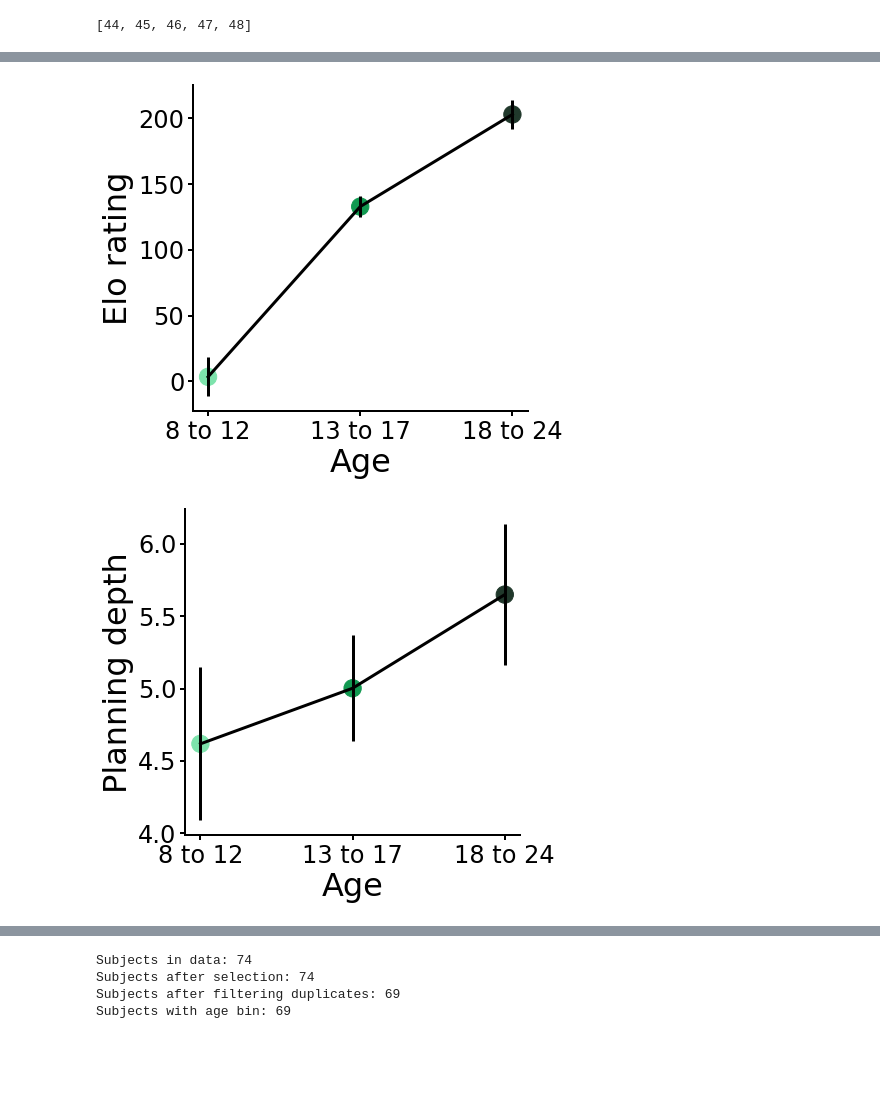
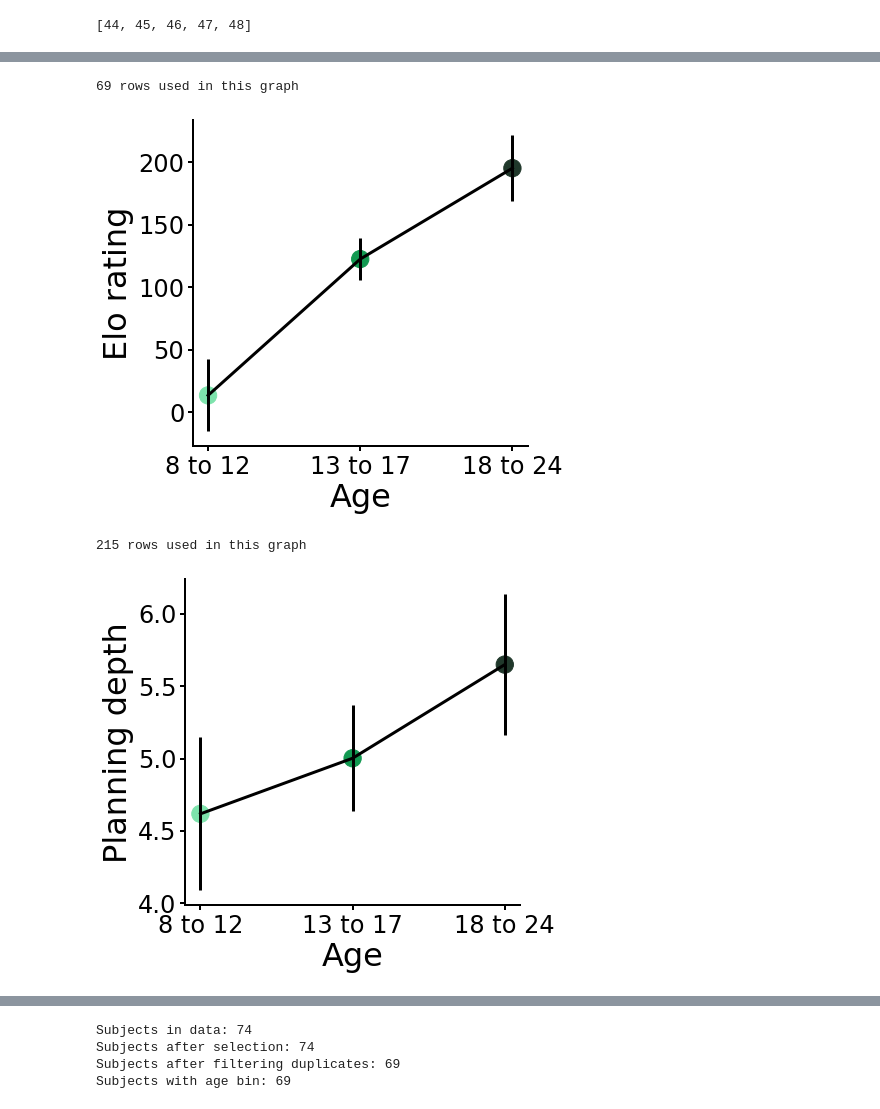
Before and after one commit to sinabolouki/fourinarow_analyses, a Jupyter notebook: Analysis notebooks/new/Age Plots.ipynb, the cells around one changed output, grey strips where cells are left out. Saved outputs shown, nothing was run; the diff lists cells and outputs as text; code cells hidden in the pictures; blank space fills up the shorter version.

Commit message:
Updated elo and age plot

```diff
--- a/Analysis notebooks/new/Age Plots.ipynb
+++ b/Analysis notebooks/new/Age Plots.ipynb
@@ -125,18 +79,21 @@ age = pd.read_csv(datadir + "SubjectAge.csv")
 pwm = pd.read_csv(datadir + "params_with_metrics.csv").rename(columns = {"0": "subject_nr", "1": "split"})
 dur = pd.read_csv(datadir + "gameDurations.csv")
 rts = pd.read_csv(datadir + "reactiontimes.csv")
+elo = pd.read_csv(datadir + "elo_ratings.csv")
 
 bins = [7, 12, 18, 26]
 age["username"] = age["StudyID"].apply(lambda id: studyid2username.get(id, "-"))
+age["username"] = age["StudyID"].apply(lambda id: studyid2username.get(id, "-"))
 age['ageBin'] = pd.cut(age['FlooredAge'], bins)
 age['ageBinNr'] = age['ageBin'].cat.codes
+elo['username'] = elo['psiturkid'].apply(lambda id: psiturkid2username.get(id, "-"))
 dur["MainDurationMinutes"] = pd.to_numeric(dur["MainDurationSeconds"]) / 60
 dur["TotalDurationMinutes"] = pd.to_numeric(dur["TotalDurationSeconds"], errors='coerce') / 60
 rts["TotalMoves"] = rts["UserMoves"] + rts["OpponentMoves"]
 metrics = pwm.loc[:,("subject_nr", "split", "planning depth", "feature drop rate", "heuristic quality")]
 metrics.loc[:,"username"] = metrics["subject_nr"].apply(lambda nr: usernames[nr - 1])
 metrics = pd.merge(metrics, age, on="username", how="left")
-metrics["elo"] = metrics["username"].apply(lambda name: elo_ratings[username2psiturkid[name]])
+metrics = pd.merge(metrics, elo, on="username", how="left")
 metrics = metrics[~metrics["subject_nr"].isin(repeated_subject_nrs)] # drop repeated subjects
 metrics
 # %% [output]
@@ -168,20 +125,23 @@ def set_labels(ax, title):
     ax.legend([])
     return ax
 
-def plot_with_errorbars(col, title):
-    ax = metrics.groupby("ageBin")[col].aggregate(['mean', 'sem']).plot(yerr="sem", color='k')
+def plot_with_errorbars(col, title, df = None):
+    if not isinstance(df, pd.DataFrame):
+        df = metrics
+    ax = df.groupby("ageBin")[col].aggregate(['mean', 'sem']).plot(yerr="sem", color='k')
     size = 300
-    metrics.groupby("ageBinNr")[col].aggregate(['mean']).reset_index().plot.scatter('ageBinNr', 'mean', size, age_colors, ax=ax)
-#     circles = metrics.loc[:,("subject_nr","ageBinNr",col)].drop_duplicates()
-#     circles.plot.scatter("ageBinNr", col, ax=ax)
+    df.groupby("ageBinNr")[col].aggregate(['mean']).reset_index().plot.scatter('ageBinNr', 'mean', size, age_colors, ax=ax)
+    print(f"{len(df)} rows used in this graph")
     set_labels(ax, title)
 # %%
-plot_with_errorbars("elo", "Elo rating")
+plot_with_errorbars("elo", "Elo rating", pd.merge(age, elo, on="username"))
 # %% [output]
+69 rows used in this graph
-[figure, old version]
+[figure, new version]
 # %%
 plot_with_errorbars("planning depth", "Planning depth")
 # %% [output]
+215 rows used in this graph
 [figure]
 # %%
 plot_with_errorbars("feature drop rate", "Feature drop rate")
```
Also changed, not shown: parts of 4 cells of this notebook, 2 other files.
